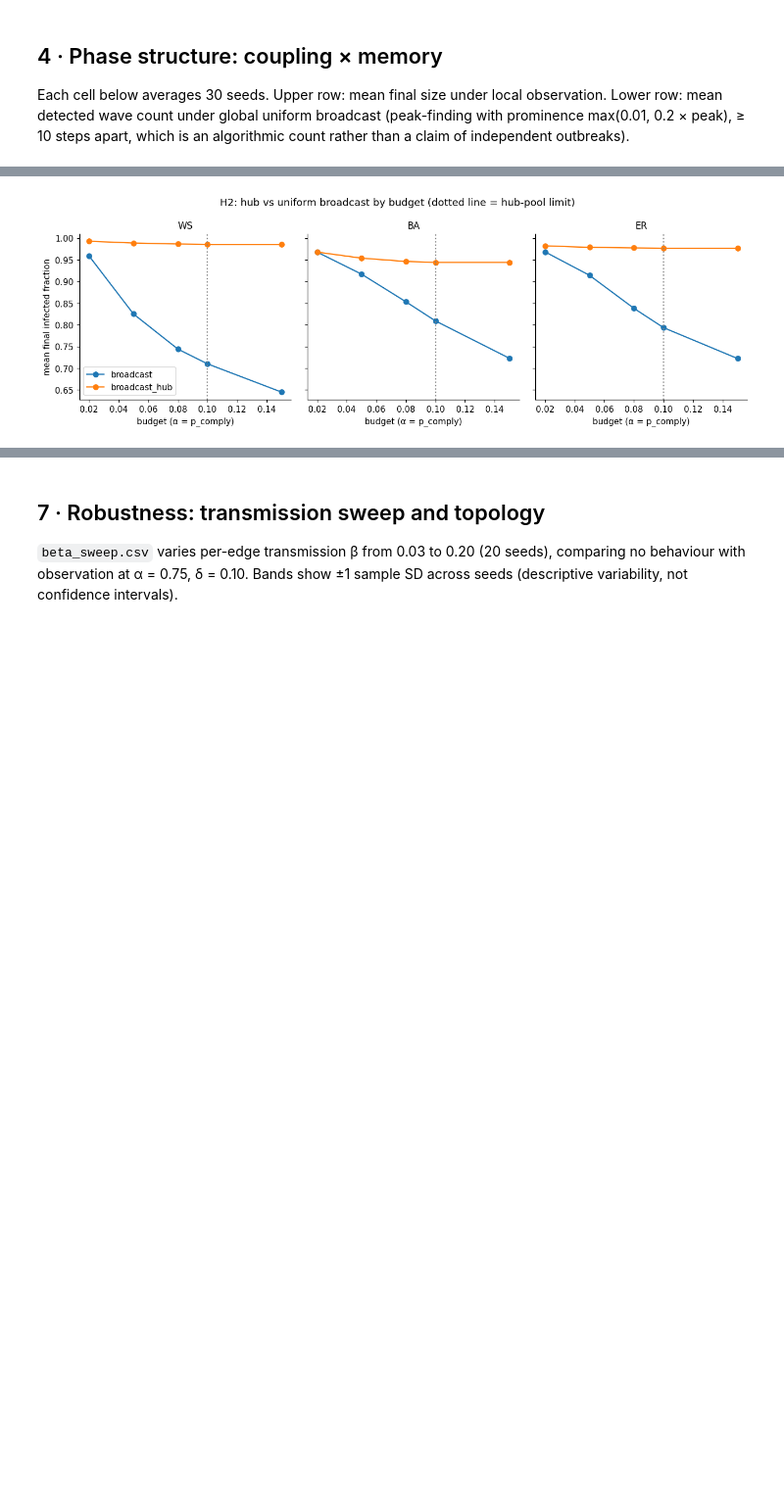
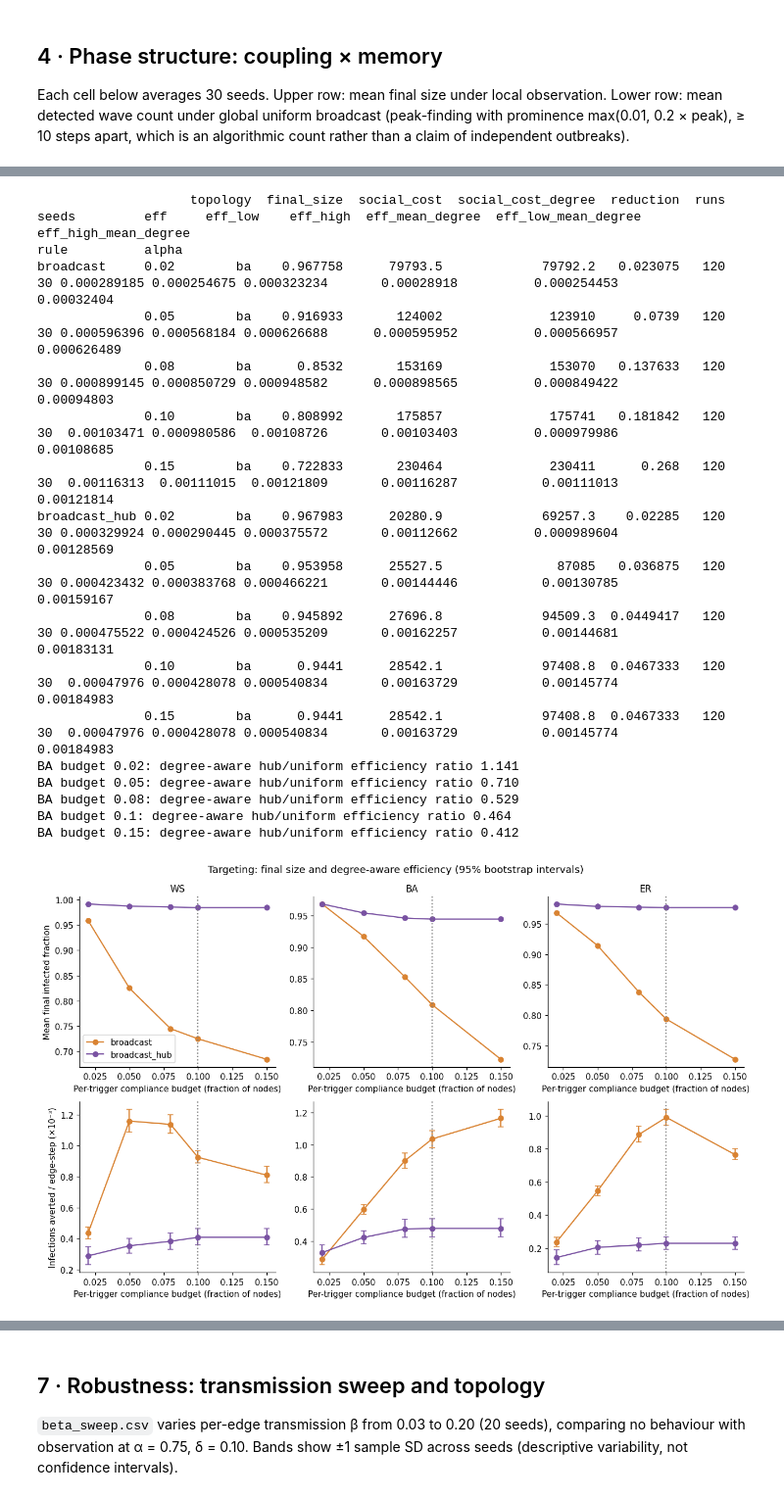
Before and after one commit to idawang142/4403PROJECT, a Jupyter notebook: notebooks/04_analysis.ipynb, the cells around one changed output, grey strips where cells are left out. Shown at 98% size. Saved outputs shown, nothing was run; the diff lists cells and outputs as text; code cells hidden in the pictures; blank space fills up the shorter version.

```diff
--- a/notebooks/04_analysis.ipynb
+++ b/notebooks/04_analysis.ipynb
@@ -28,7 +28,10 @@ if not (ROOT / "src").is_dir():
     ROOT = ROOT.parent
 assert (ROOT / "src").is_dir(), "Run this notebook from the repo root or notebooks/."
 sys.path.insert(0, str(ROOT))
-DATA = ROOT / "notebook_output" / "data"
+DATA = ROOT / "data"
+FIGS = ROOT / "report" / "figs"
+FIGS.mkdir(parents=True, exist_ok=True)
+from src.analysis import load_experiments, summarise
 
 import time
 import numpy as np
@@ -177,7 +174,7 @@ outbreaks).
 # %%
 fig, axes = plt.subplots(2, 3, figsize=(12, 8))
 cfgs = [("observation", "final_size", "viridis", 0, 1),
-        ("broadcast", "waves", "magma", 0, 16)]
+        ("broadcast", "waves", "magma", 0, 30)]
 for col, t in enumerate(["ws", "ba", "er"]):
     for row, (rule, metric, cmap, lo, hi) in enumerate(cfgs):
         piv = (pilot[(pilot.rule == rule) & (pilot.topology == t)]
@@ -197,9 +194,10 @@ for col, t in enumerate(["ws", "ba", "er"]):
                      label=("fraction" if row == 0 else "waves (count)"))
 plt.suptitle("Behavioural memory reshapes outcomes across topologies")
 plt.tight_layout()
+fig.savefig(FIGS / "phase_panels.png", dpi=200)
 plt.show()
 
-bw = pilot[pilot.rule == "broadcast"].groupby("delta")["waves"].agg(["mean", "max"])
+bw = pilot[(pilot.rule == "broadcast") & (pilot.alpha > 0)].groupby("delta")["waves"].agg(["mean", "max"])
 print("broadcast detected waves by fear decay δ:\n", bw.round(2).to_string())
 print("\nmean oscillation index by rule:\n",
       pilot.groupby("rule")["oscillation"].mean().round(3).to_string())
@@ -316,29 +317,44 @@ coverage keeps growing, so the comparison is no longer equal coverage.
 # %%
-fig, axes = plt.subplots(1, 3, figsize=(12, 4), sharey=True)
-for ax, t in zip(axes, ["ws", "ba", "er"]):
+fig, axes = plt.subplots(2, 3, figsize=(12, 7.5))
+for col, topo in enumerate(["ws", "ba", "er"]):
     for rule in ["broadcast", "broadcast_hub"]:
-        sub = (zoom[(zoom.topology == t) & (zoom.rule == rule)]
-               .groupby("alpha")["final_size"].mean())
-        ax.plot(sub.index, sub.values, marker="o", label=rule)
-    ax.axvline(0.1, color="grey", ls=":")
-    ax.set_title(t.upper())
-    ax.set_xlabel("budget (α = p_comply)")
-axes[0].set_ylabel("mean final infected fraction")
-axes[0].legend()
-plt.suptitle("H2: hub vs uniform broadcast by budget (dotted line = hub-pool limit)")
-plt.tight_layout()
+        sub = study["zoom"].query("topology == @topo and rule == @rule").sort_values("alpha")
+        axes[0, col].plot(sub.alpha, sub.final_size, marker="o", color=colors[rule], label=rule)
+        axes[1, col].errorbar(sub.alpha, 1000 * sub.eff,
+            yerr=np.array([sub.eff - sub.eff_low, sub.eff_high - sub.eff]) * 1000,
+            marker="o", capsize=3, color=colors[rule], label=rule)
+    for row in range(2):
+        axes[row, col].axvline(0.1, color="grey", ls=":")
+        axes[row, col].set_xlabel("Per-trigger compliance budget (fraction of nodes)")
+    axes[0, col].set_title(topo.upper())
+axes[0, 0].set_ylabel("Mean final infected fraction")
+axes[1, 0].set_ylabel("Infections averted / edge-step (×10⁻³)")
+axes[0, 0].legend()
+plt.suptitle("Targeting: final size and degree-aware efficiency (95% bootstrap intervals)")
+fig.tight_layout()
+fig.savefig(FIGS / "zoom_h2.png", dpi=200)
 plt.show()
-
-baseba = base.loc["ba"]
-zb = (zoom[zoom.topology == "ba"].groupby(["rule", "alpha"])
-      [["final_size", "social_cost"]].mean())
-zb["eff"] = (baseba - zb["final_size"]) / (zb["social_cost"] + 1)
-print(zb.to_string(float_format=lambda x: f"{x:.3e}"))
+zb = study["zoom"].query("topology == 'ba'").set_index(["rule", "alpha"])
+print(zb.to_string(float_format=lambda x: f"{x:.6g}"))
 for budget in sorted(zoom.alpha.unique()):
-    assert zb.loc[("broadcast_hub", budget), "eff"] > zb.loc[("broadcast", budget), "eff"], budget
-print("hub efficiency beats uniform on BA at every budget: confirmed")
-sat = (zoom[(zoom.topology == "ba") & (zoom.rule == "broadcast_hub")
-            & (zoom.alpha >= 0.1)].groupby("alpha")["final_size"].mean())
-print("BA hub-policy final size at budgets ≥ 0.10:\n", sat.round(3).to_string())
+    print(f"BA budget {budget:g}: degree-aware hub/uniform efficiency ratio "
+          f"{zb.loc[('broadcast_hub', budget), 'eff'] / zb.loc[('broadcast', budget), 'eff']:.3f}")
 # %% [output]
+                    topology  final_size  social_cost  social_cost_degree  reduction  runs  seeds         eff     eff_low    eff_high  eff_mean_degree  eff_low_mean_degree  eff_high_mean_degree
+rule          alpha
+broadcast     0.02        ba    0.967758      79793.5             79792.2   0.023075   120     30 0.000289185 0.000254675 0.000323234       0.00028918          0.000254453            0.00032404
+              0.05        ba    0.916933       124002              123910     0.0739   120     30 0.000596396 0.000568184 0.000626688      0.000595952          0.000566957           0.000626489
+              0.08        ba      0.8532       153169              153070   0.137633   120     30 0.000899145 0.000850729 0.000948582      0.000898565          0.000849422            0.00094803
+              0.10        ba    0.808992       175857              175741   0.181842   120     30  0.00103471 0.000980586  0.00108726       0.00103403          0.000979986            0.00108685
+              0.15        ba    0.722833       230464              230411      0.268   120     30  0.00116313  0.00111015  0.00121809       0.00116287           0.00111013            0.00121814
+broadcast_hub 0.02        ba    0.967983      20280.9             69257.3    0.02285   120     30 0.000329924 0.000290445 0.000375572       0.00112662          0.000989604            0.00128569
+              0.05        ba    0.953958      25527.5               87085   0.036875   120     30 0.000423432 0.000383768 0.000466221       0.00144446           0.00130785            0.00159167
+              0.08        ba    0.945892      27696.8             94509.3  0.0449417   120     30 0.000475522 0.000424526 0.000535209       0.00162257           0.00144681            0.00183131
+              0.10        ba      0.9441      28542.1             97408.8  0.0467333   120     30  0.00047976 0.000428078 0.000540834       0.00163729           0.00145774            0.00184983
+              0.15        ba      0.9441      28542.1             97408.8  0.0467333   120     30  0.00047976 0.000428078 0.000540834       0.00163729           0.00145774            0.00184983
+BA budget 0.02: degree-aware hub/uniform efficiency ratio 1.141
+BA budget 0.05: degree-aware hub/uniform efficiency ratio 0.710
+BA budget 0.08: degree-aware hub/uniform efficiency ratio 0.529
+BA budget 0.1: degree-aware hub/uniform efficiency ratio 0.464
+BA budget 0.15: degree-aware hub/uniform efficiency ratio 0.412
-[figure, old version]
+[figure, new version]
```
Also changed, not shown: parts of 23 cells of this notebook, 48 other files.
